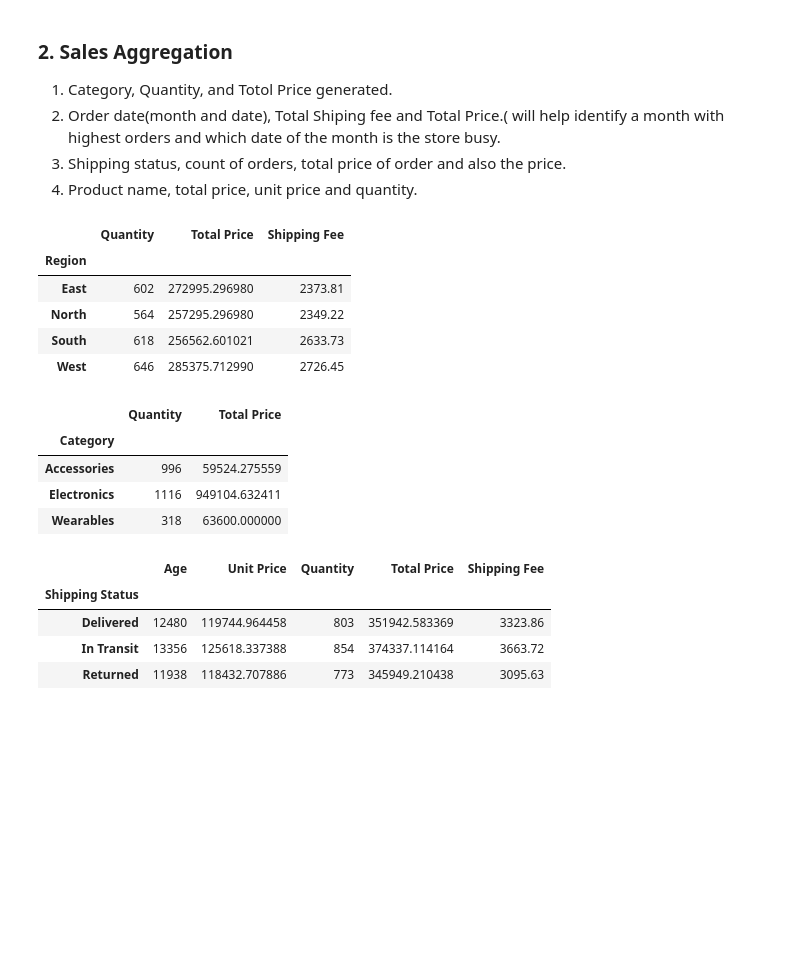
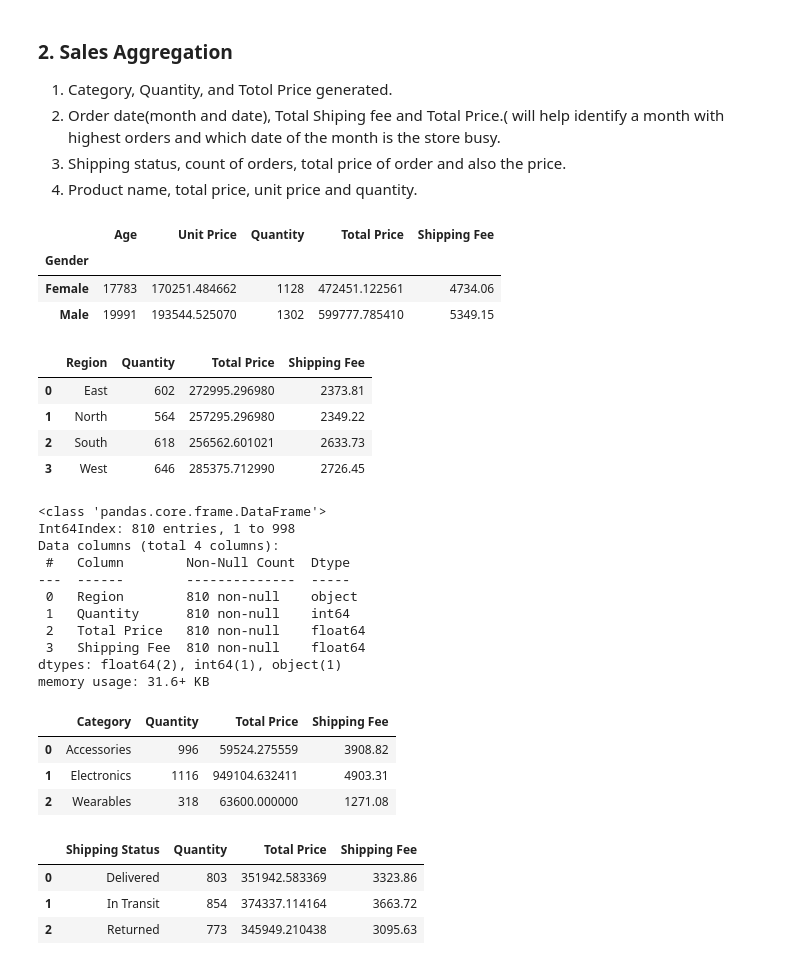
Before and after one commit to Clement-Maluleke/Ecommerce_and, a Jupyter notebook: E_commerce_and_customer_data.ipynb, the cells around one changed output. Cells and saved outputs as stored; diff of their text form; code cells hidden in the pictures; blank space fills up the shorter version.

```diff
--- a/E_commerce_and_customer_data.ipynb
+++ b/E_commerce_and_customer_data.ipynb
@@ -209,15 +211,25 @@ dataframe.to_csv("C:\\Users\\clhla\\Documents\\Python Scripts\\Project Dec With
    4. Product name, total price, unit price and quantity.
 # %%
 #Group into Gender
-Gender_data=dataframe.groupby('Gender').count
+Gender_data=dataframe.groupby('Gender').sum()
+Gender_data
+
+#Do a pie chat for this visualization  and find the total price
+# do another donut chat which will show the Shipping Fee
+# %% [output]
+|  | Age | Unit Price | Quantity | Total Price | Shipping Fee |
+| Gender |  |  |  |  |  |
+| Female | 17783 | 170251.484662 | 1128 | 472451.122561 | 4734.06 |
+| Male | 19991 | 193544.525070 | 1302 | 599777.785410 | 5349.15 |
 # %%
 #Group by product Region
 Product_Names=dataframe[['Region','Quantity','Total Price','Shipping Fee']].groupby('Region').sum()
+#Product_Names['Region']
+Product_Names.reset_index(inplace=True)
 Product_Names
 # %% [output]
-|  | Quantity | Total Price | Shipping Fee |
-| Region |  |  |  |
-| East | 602 | 272995.296980 | 2373.81 |
-| North | 564 | 257295.296980 | 2349.22 |
-| South | 618 | 256562.601021 | 2633.73 |
-| West | 646 | 285375.712990 | 2726.45 |
+|  | Region | Quantity | Total Price | Shipping Fee |
+| 0 | East | 602 | 272995.296980 | 2373.81 |
+| 1 | North | 564 | 257295.296980 | 2349.22 |
+| 2 | South | 618 | 256562.601021 | 2633.73 |
+| 3 | West | 646 | 285375.712990 | 2726.45 |
@@ -224,22 +249,36 @@ Product_Names
+# %%
+Product_Names.info()
+# %% [output]
+<class 'pandas.core.frame.DataFrame'>
+Int64Index: 810 entries, 1 to 998
+Data columns (total 4 columns):
+ #   Column        Non-Null Count  Dtype
+---  ------        --------------  -----
+ 0   Region        810 non-null    object
+ 1   Quantity      810 non-null    int64
+ 2   Total Price   810 non-null    float64
+ 3   Shipping Fee  810 non-null    float64
+dtypes: float64(2), int64(1), object(1)
+memory usage: 31.6+ KB
 # %%
 #Group by product name
-Category_group=dataframe[['Quantity','Total Price','Category']].groupby('Category').sum()
+Category_group=dataframe[['Quantity','Total Price','Shipping Fee','Category']].groupby('Category').sum()
+Category_group.reset_index(inplace=True)
 Category_group
 # %% [output]
-|  | Quantity | Total Price |
-| Category |  |  |
-| Accessories | 996 | 59524.275559 |
-| Electronics | 1116 | 949104.632411 |
-| Wearables | 318 | 63600.000000 |
+|  | Category | Quantity | Total Price | Shipping Fee |
+| 0 | Accessories | 996 | 59524.275559 | 3908.82 |
+| 1 | Electronics | 1116 | 949104.632411 | 4903.31 |
+| 2 | Wearables | 318 | 63600.000000 | 1271.08 |
 # %%
 #Group by shipping status.
-Shipping_Status_data=dataframe.groupby('Shipping Status').sum()
+Shipping_Status_data=dataframe[['Shipping Status','Quantity','Total Price','Shipping Fee']].groupby('Shipping Status').sum()
+Shipping_Status_data.reset_index(inplace=True)
 Shipping_Status_data
 # %% [output]
-|  | Age | Unit Price | Quantity | Total Price | Shipping Fee |
-| Shipping Status |  |  |  |  |  |
-| Delivered | 12480 | 119744.964458 | 803 | 351942.583369 | 3323.86 |
-| In Transit | 13356 | 125618.337388 | 854 | 374337.114164 | 3663.72 |
-| Returned | 11938 | 118432.707886 | 773 | 345949.210438 | 3095.63 |
+|  | Shipping Status | Quantity | Total Price | Shipping Fee |
+| 0 | Delivered | 803 | 351942.583369 | 3323.86 |
+| 1 | In Transit | 854 | 374337.114164 | 3663.72 |
+| 2 | Returned | 773 | 345949.210438 | 3095.63 |
 # %%
 # Group by product name
```
Also changed, not shown: parts of 42 cells of this notebook.
